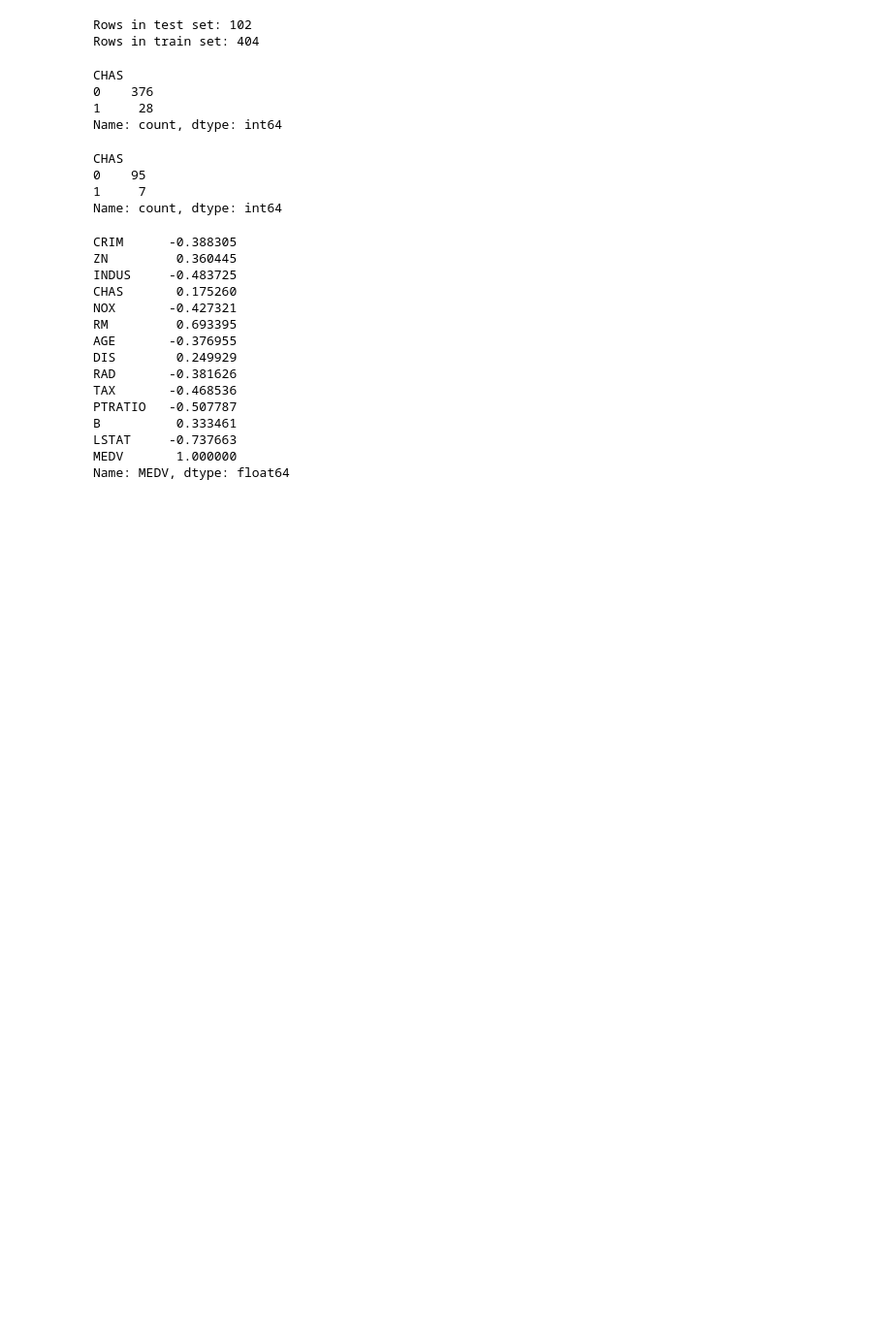
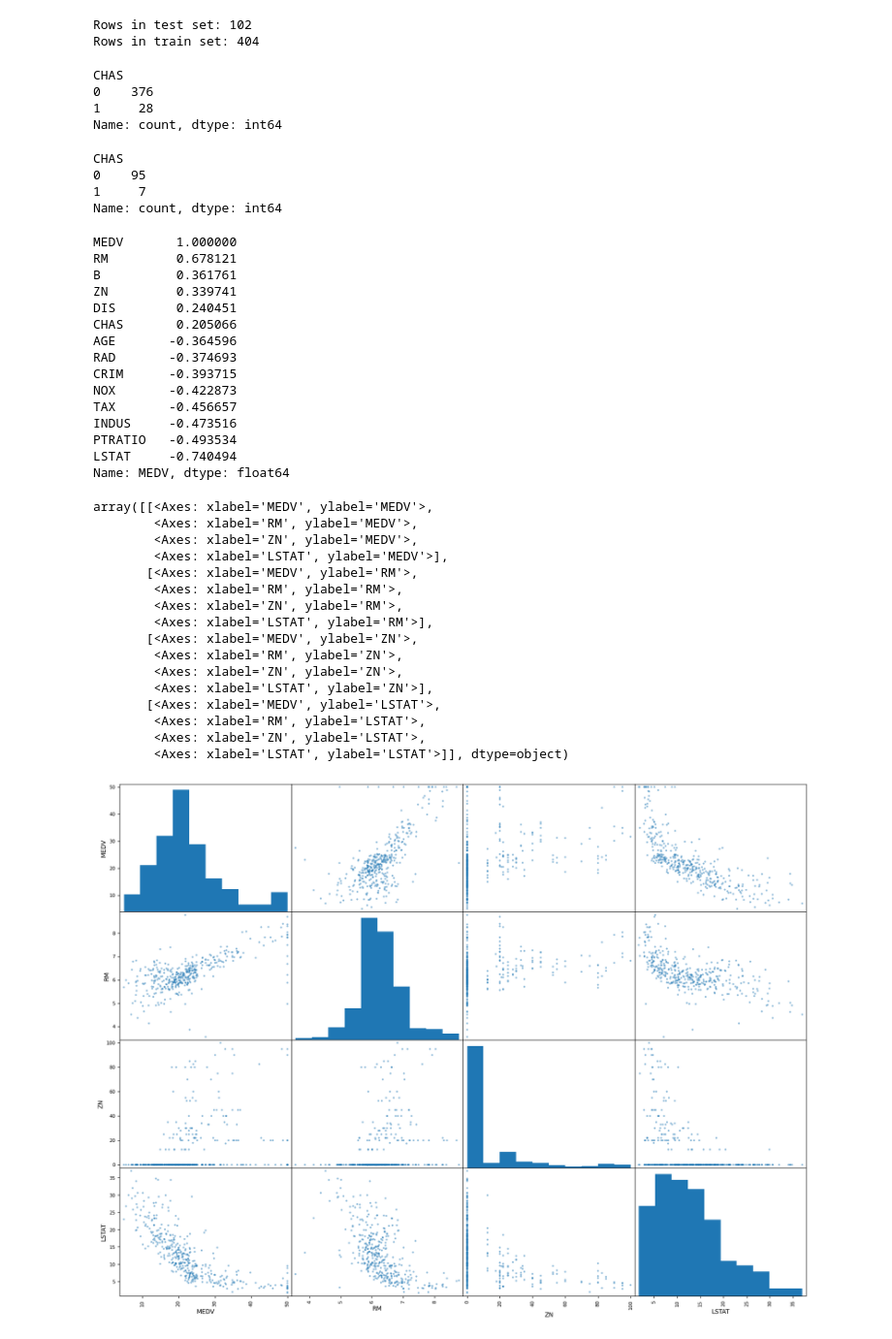
Before and after one commit to TechMusab/Python-Learning, a Jupyter notebook: Projects/ML Project.ipynb, the cells around one changed output. Shown: that part at 97% size. Drawn from its saved outputs; the diff is of its cells as text; code cells hidden in the pictures; blank space fills up the shorter version.

```diff
--- a/Projects/ML Project.ipynb
+++ b/Projects/ML Project.ipynb
@@ -117,19 +120,44 @@ Name: count, dtype: int64
+# %%
+housing=start_train_set.drop('MEDV',axis=1)
+housing_labels=start_train_set['MEDV'].copy()
 # %%
 corr_matrix=housing.corr()
-corr_matrix['MEDV']
+corr_matrix['MEDV'].sort_values(ascending=False)
 # %% [output]
-CRIM      -0.388305
-ZN         0.360445
-INDUS     -0.483725
-CHAS       0.175260
-NOX       -0.427321
-RM         0.693395
-AGE       -0.376955
-DIS        0.249929
-RAD       -0.381626
-TAX       -0.468536
-PTRATIO   -0.507787
-B          0.333461
-LSTAT     -0.737663
 MEDV       1.000000
+RM         0.678121
+B          0.361761
+ZN         0.339741
+DIS        0.240451
+CHAS       0.205066
+AGE       -0.364596
+RAD       -0.374693
+CRIM      -0.393715
+NOX       -0.422873
+TAX       -0.456657
+INDUS     -0.473516
+PTRATIO   -0.493534
+LSTAT     -0.740494
 Name: MEDV, dtype: float64
+# %%
+from pandas.plotting import scatter_matrix
+attr=['MEDV','RM','ZN','LSTAT']
+scatter_matrix(housing[attr],figsize=(20,15))
+# %% [output]
+array([[<Axes: xlabel='MEDV', ylabel='MEDV'>,
+        <Axes: xlabel='RM', ylabel='MEDV'>,
+        <Axes: xlabel='ZN', ylabel='MEDV'>,
+        <Axes: xlabel='LSTAT', ylabel='MEDV'>],
+       [<Axes: xlabel='MEDV', ylabel='RM'>,
+        <Axes: xlabel='RM', ylabel='RM'>,
+        <Axes: xlabel='ZN', ylabel='RM'>,
+        <Axes: xlabel='LSTAT', ylabel='RM'>],
+       [<Axes: xlabel='MEDV', ylabel='ZN'>,
+        <Axes: xlabel='RM', ylabel='ZN'>,
+        <Axes: xlabel='ZN', ylabel='ZN'>,
+        <Axes: xlabel='LSTAT', ylabel='ZN'>],
+       [<Axes: xlabel='MEDV', ylabel='LSTAT'>,
+        <Axes: xlabel='RM', ylabel='LSTAT'>,
+        <Axes: xlabel='ZN', ylabel='LSTAT'>,
+        <Axes: xlabel='LSTAT', ylabel='LSTAT'>]], dtype=object)
+[figure, added]
```
Also changed, not shown: parts of 25 cells of this notebook.
